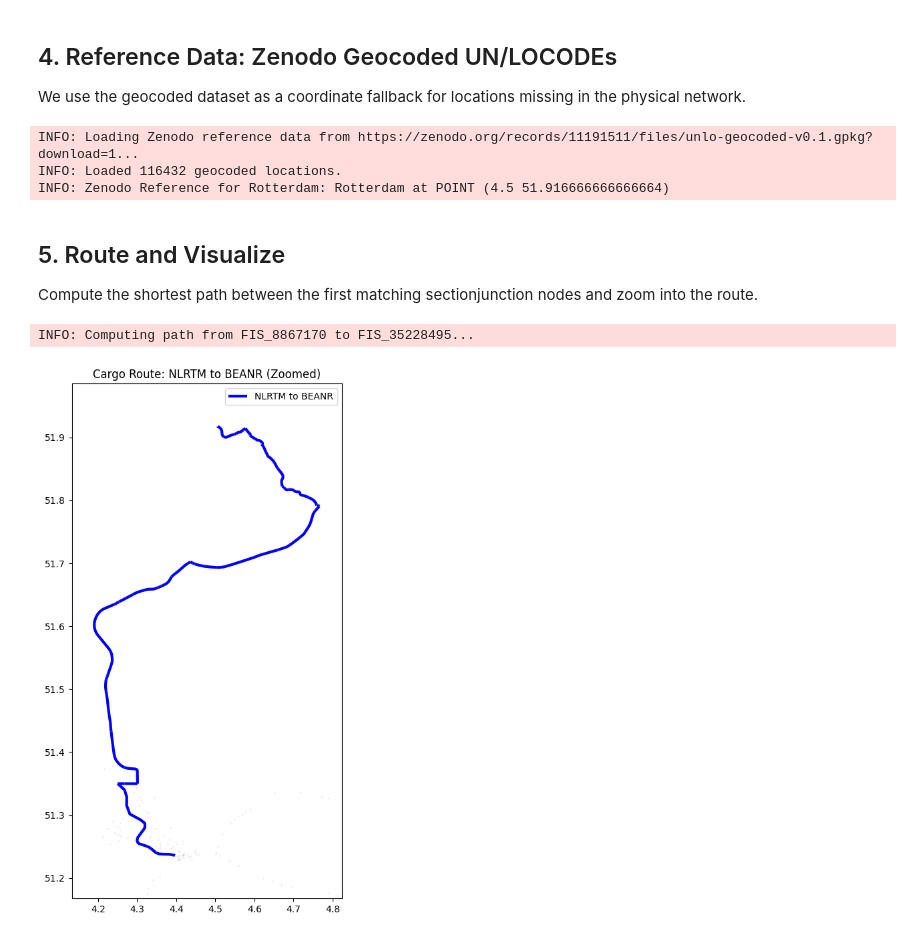
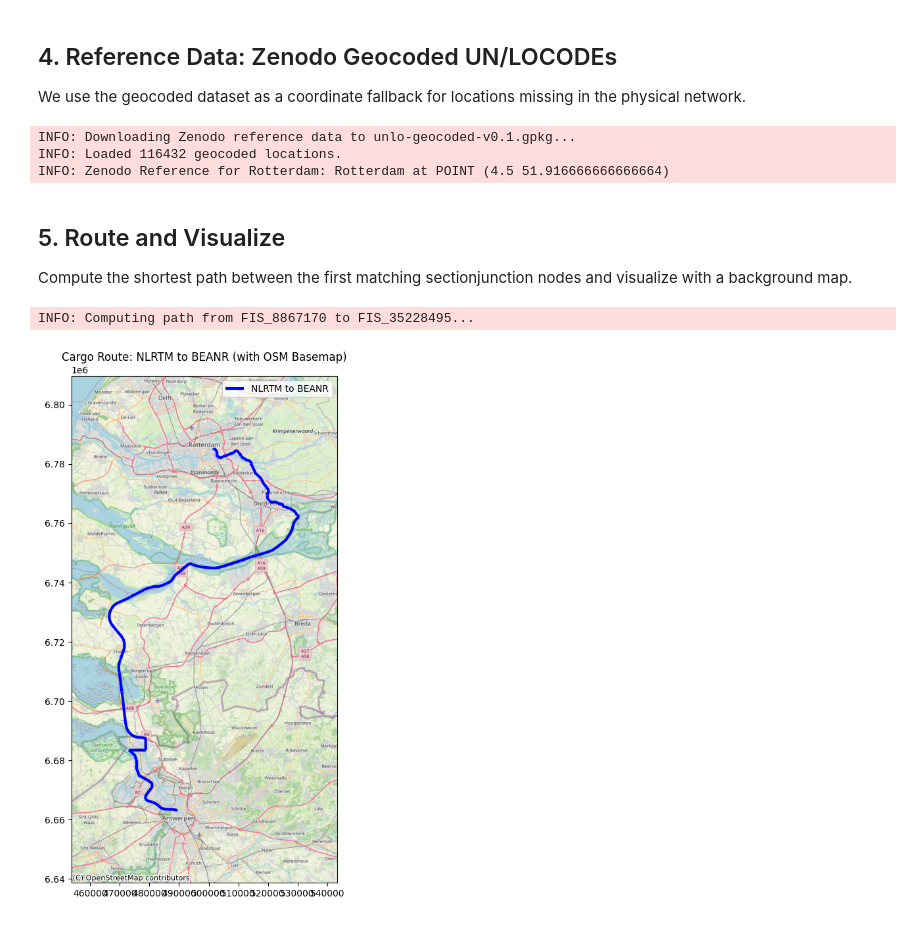
Before and after one commit to RWS-NL/fis-crawler, a Jupyter notebook: notebooks/ivs_analysis.ipynb, the cells around one changed output. Drawn from its saved outputs; the diff is of its cells as text; code cells hidden in the pictures.

Commit message:
docs: use robust Zenodo download and OSM basemap in IVS notebook

```diff
--- a/notebooks/ivs_analysis.ipynb
+++ b/notebooks/ivs_analysis.ipynb
@@ -28,7 +29,7 @@ We fetch the latest weekmonitor ZIP and read the CSV content in-memory.
 ivs_url = "https://downloads.rijkswaterstaatdata.nl/scheepvaart/goederenvervoer/archief/IVS_weekmonitor_31MAR2026_20260401_051939.zip"
 
 logger.info(f"Fetching IVS data from {ivs_url}...")
-r = requests.get(ivs_url)
+r = requests.get(ivs_url, timeout=30)
 r.raise_for_status()
 
 with zipfile.ZipFile(io.BytesIO(r.content)) as z:
@@ -80,6 +81,9 @@ with graph_path.open("rb") as f:
     graph = pickle.load(f)
 
 nodes_gdf = gpd.GeoDataFrame(graph.nodes.values(), index=graph.nodes.keys())
+# Ensure CRS is set (fail-fast)
+nodes_gdf = nodes_gdf.set_crs(epsg=4326)
+
 logger.info(f"Loaded network with {len(nodes_gdf)} nodes.")
 
 
@@ -118,9 +122,15 @@ We use the geocoded dataset as a coordinate fallback for locations missing in th
 zenodo_url = (
     "https://zenodo.org/records/11191511/files/unlo-geocoded-v0.1.gpkg?download=1"
 )
-logger.info(f"Loading Zenodo reference data from {zenodo_url}...")
+zenodo_local = pathlib.Path("unlo-geocoded-v0.1.gpkg")
 
-zenodo_gdf = gpd.read_file(zenodo_url)
+if not zenodo_local.exists():
+    logger.info(f"Downloading Zenodo reference data to {zenodo_local}...")
+    r = requests.get(zenodo_url, timeout=60)
+    r.raise_for_status()
+    zenodo_local.write_bytes(r.content)
+
+zenodo_gdf = gpd.read_file(zenodo_local)
 logger.info(f"Loaded {len(zenodo_gdf)} geocoded locations.")
 
 # Lookup Rotterdam
@@ -132,12 +142,12 @@ logger.info(
     f"Zenodo Reference for Rotterdam: {rtm_ref.iloc[0]['name']} at {rtm_ref.geometry.iloc[0]}"
 )
 # %% [output]
-INFO: Loading Zenodo reference data from https://zenodo.org/records/11191511/files/unlo-geocoded-v0.1.gpkg?download=1...
+INFO: Downloading Zenodo reference data to unlo-geocoded-v0.1.gpkg...
 INFO: Loaded 116432 geocoded locations.
 INFO: Zenodo Reference for Rotterdam: Rotterdam at POINT (4.5 51.916666666666664)
 # %% [markdown]
 ## 5. Route and Visualize
-Compute the shortest path between the first matching sectionjunction nodes and zoom into the route.
+Compute the shortest path between the first matching sectionjunction nodes and visualize with a background map.
 # %%
 # Pick first matching node
 start_node_id = origin_nodes.index[0]
@@ -147,38 +157,45 @@ logger.info(f"Computing path from {start_node_id} to {end_node_id}...")
 route = nx.shortest_path(graph, start_node_id, end_node_id, weight="length_m")
 
 # Extract geometries for visualization
 geoms = []
 for u, v in itertools.pairwise(route):
     edge_data = graph.edges[u, v]
     geom = edge_data.get("geometry")
     if isinstance(geom, str):
         geom = shapely.wkt.loads(geom)
     if geom:
         geoms.append(geom)
 
 route_gdf = gpd.GeoDataFrame(geometry=geoms, crs="EPSG:4326")
 assert not route_gdf.empty, "No geometries found for the computed route"
 
+# Convert to Web Mercator for contextily
+route_3857 = route_gdf.to_crs(epsg=3857)
+nodes_3857 = nodes_gdf.to_crs(epsg=3857)
+
 # Simple plot
 fig, ax = plt.subplots(figsize=(12, 10))
-nodes_gdf.plot(ax=ax, color="lightgrey", markersize=1, alpha=0.3)
-route_gdf.plot(
+nodes_3857.plot(ax=ax, color="lightgrey", markersize=1, alpha=0.3)
+route_3857.plot(
     ax=ax,
     color="blue",
     linewidth=3,
     label=f"{origin_locode} to {dest_locode}",
 )
 
-# Zoom into the route with a 10% buffer
-minx, miny, maxx, maxy = route_gdf.total_bounds
+# Zoom into the route with a 20% buffer
+minx, miny, maxx, maxy = route_3857.total_bounds
 dx = maxx - minx
 dy = maxy - miny
-ax.set_xlim(minx - 0.1 * dx, maxx + 0.1 * dx)
-ax.set_ylim(miny - 0.1 * dy, maxy + 0.1 * dy)
+ax.set_xlim(minx - 0.2 * dx, maxx + 0.2 * dx)
+ax.set_ylim(miny - 0.2 * dy, maxy + 0.2 * dy)
 
-ax.set_title(f"Cargo Route: {origin_locode} to {dest_locode} (Zoomed)")
+# Add basemap
+cx.add_basemap(ax, source=cx.providers.OpenStreetMap.Mapnik)
+
+ax.set_title(f"Cargo Route: {origin_locode} to {dest_locode} (with OSM Basemap)")
 plt.legend()
 plt.show()
 # %% [output]
 INFO: Computing path from FIS_8867170 to FIS_35228495...
-[figure, old version]
+[figure, new version]
```
Also changed, not shown: parts of 1 cell of this notebook, 2 other files.
